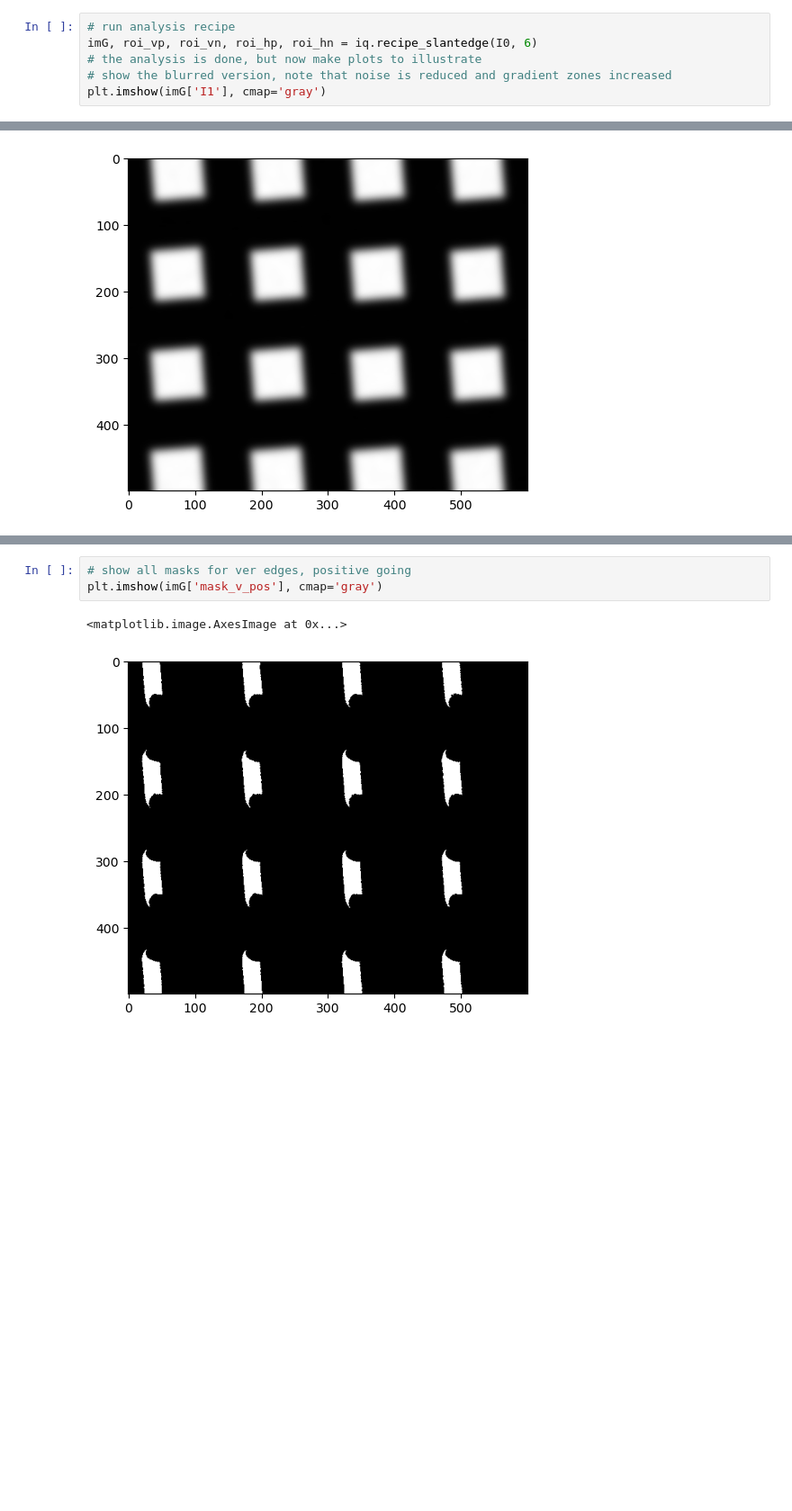
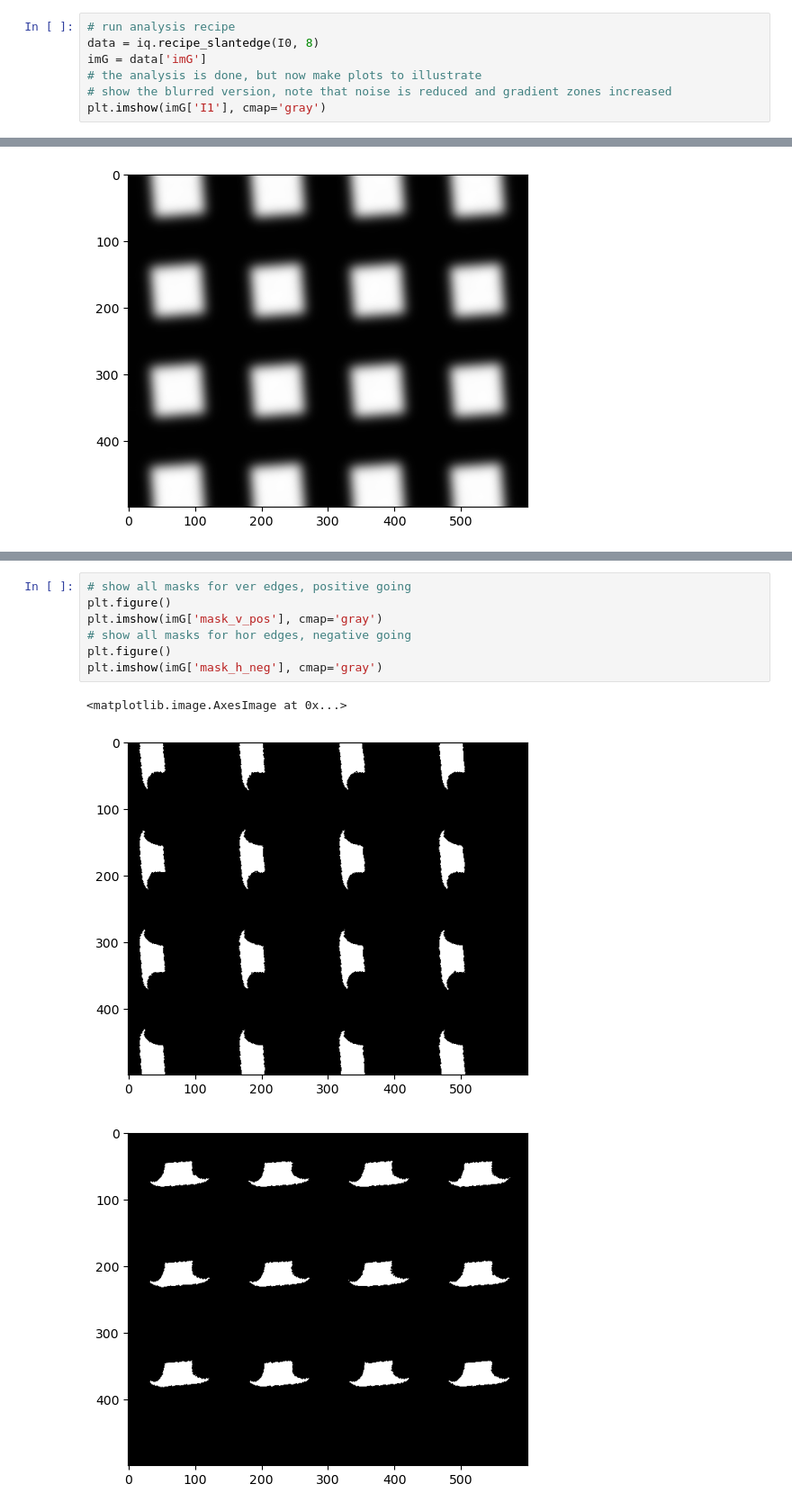
Before and after one commit to chriscannon9001/opticiq, a Jupyter notebook: docs/demoSlantEdgeIQ.ipynb, the cells around one changed output, grey strips where cells are left out. Shown at 90% size. Drawn from its saved outputs; the diff is of its cells as text; blank space fills up the shorter version.

```diff
--- a/docs/demoSlantEdgeIQ.ipynb
+++ b/docs/demoSlantEdgeIQ.ipynb
@@ -15,7 +20,8 @@ I0 shape (500, 600), type int64, max 325
 [figure]
 # %%
 # run analysis recipe
-imG, roi_vp, roi_vn, roi_hp, roi_hn = iq.recipe_slantedge(I0, 6)
+data = iq.recipe_slantedge(I0, 8)
+imG = data['imG']
 # the analysis is done, but now make plots to illustrate
 # show the blurred version, note that noise is reduced and gradient zones increased
 plt.imshow(imG['I1'], cmap='gray')
@@ -31,8 +42,13 @@ plt.imshow(imG['I_x'])
 # %%
 # show all masks for ver edges, positive going
+plt.figure()
 plt.imshow(imG['mask_v_pos'], cmap='gray')
+# show all masks for hor edges, negative going
+plt.figure()
+plt.imshow(imG['mask_h_neg'], cmap='gray')
 # %% [output]
 <matplotlib.image.AxesImage at 0x...>
-[figure, old version]
+[figure, new version]
+[figure, added]
 # %%
 # show the mask, derivative, and original image for one of the vertical line, positive going ROI
```
Also changed, not shown: parts of 8 cells of this notebook, 3 other files.
